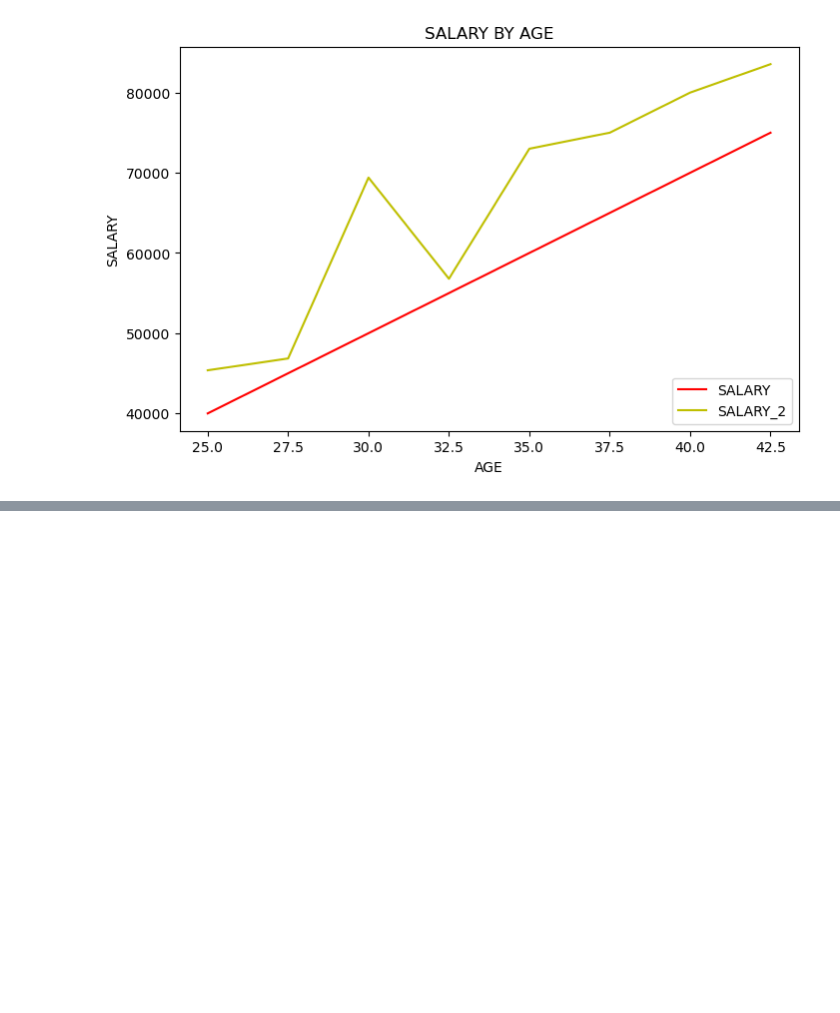
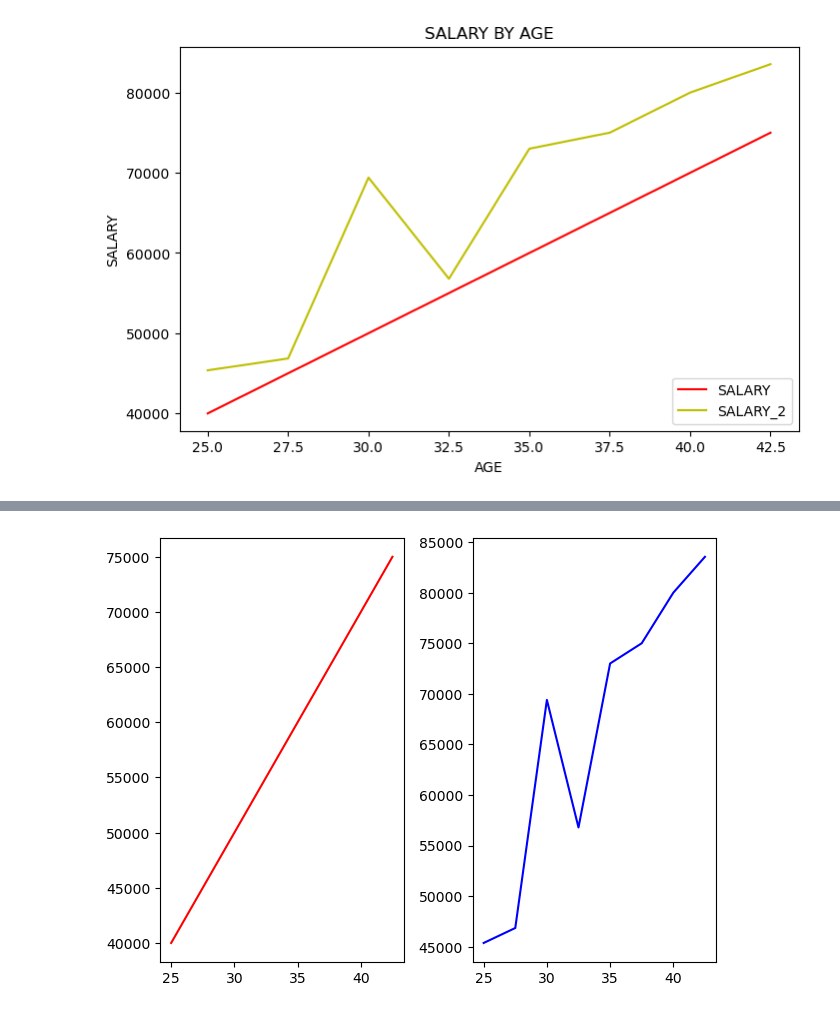
Before and after one commit to easgarli/datascience_bootcamp, a Jupyter notebook: pandas/Data_Visualization_InClass_1_(Intro & Matplotlib)_04.29.2024.ipynb, the cells around one changed output, grey strips where cells are left out. Cells and saved outputs as stored; diff of their text form; code cells hidden in the pictures; blank space fills up the shorter version.

```diff
--- a/pandas/Data_Visualization_InClass_1_(Intro & Matplotlib)_04.29.2024.ipynb
+++ b/pandas/Data_Visualization_InClass_1_(Intro & Matplotlib)_04.29.2024.ipynb
@@ -121,0 +157,11 @@ plt.legend(loc = "lower right");
+# %%
+plt.subplot(1,2,1)
+plt.plot(age, salary, "r")
+
+plt.subplot(1,2,2)
+plt.plot(age, salary_2, "b")
+plt.tight_layout()
+
+plt.show()
+# %% [output]
+[figure, added]
```
Also changed, not shown: parts of 10 cells of this notebook, 2 other files.
